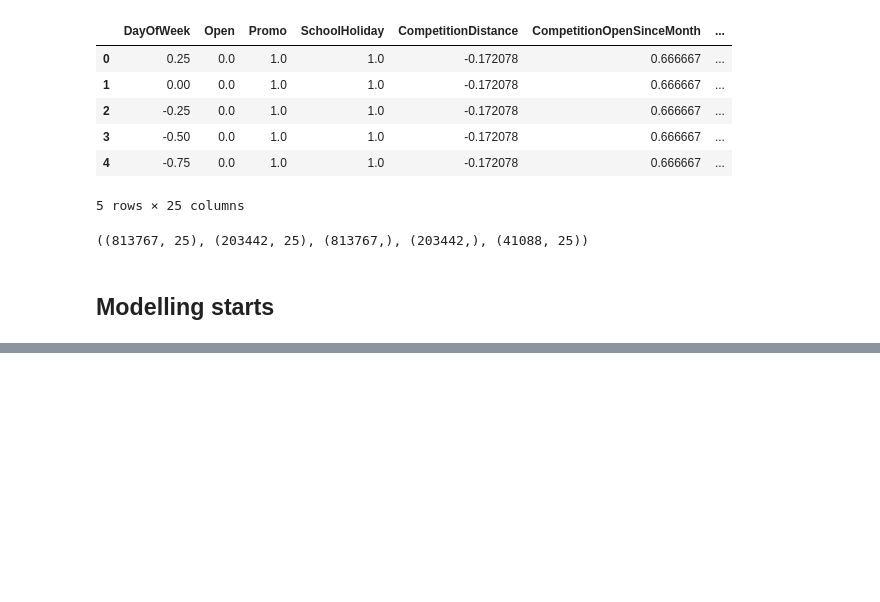
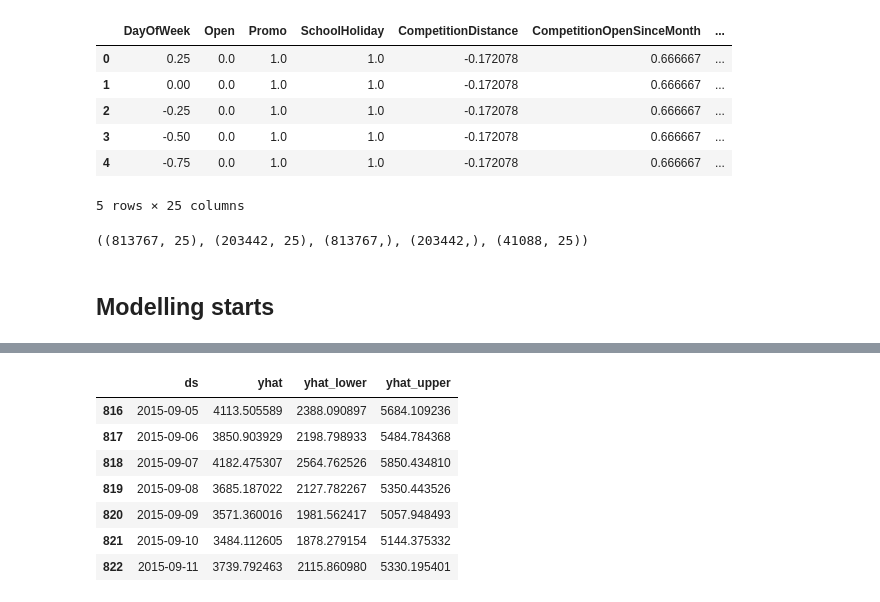
Before and after one commit to bhirwa/Pharmaceutical_Sales_prediction_across_multiple_stores, a Jupyter notebook: notebooks/Sales prediction model.ipynb, the cells around one changed output, grey strips where cells are left out. Saved outputs shown, nothing was run; the diff lists cells and outputs as text; code cells hidden in the pictures; blank space fills up the shorter version.

```diff
--- a/notebooks/Sales prediction model.ipynb
+++ b/notebooks/Sales prediction model.ipynb
@@ -209,0 +346,15 @@ x_train.shape, x_val.shape, y_train.shape, y_val.shape, x_test.shape
+# %%
+# predictions
+forecast = my_model.predict(future_dates)
+
+# preditions for last week
+forecast[['ds', 'yhat', 'yhat_lower', 'yhat_upper']].tail(7)
+# %% [output]
+|  | ds | yhat | yhat_lower | yhat_upper |
+| 816 | 2015-09-05 | 4113.505589 | 2388.090897 | 5684.109236 |
+| 817 | 2015-09-06 | 3850.903929 | 2198.798933 | 5484.784368 |
+| 818 | 2015-09-07 | 4182.475307 | 2564.762526 | 5850.434810 |
+| 819 | 2015-09-08 | 3685.187022 | 2127.782267 | 5350.443526 |
+| 820 | 2015-09-09 | 3571.360016 | 1981.562417 | 5057.948493 |
+| 821 | 2015-09-10 | 3484.112605 | 1878.279154 | 5144.375332 |
+| 822 | 2015-09-11 | 3739.792463 | 2115.860980 | 5330.195401 |
```
Also changed, not shown: parts of 20 cells of this notebook.
